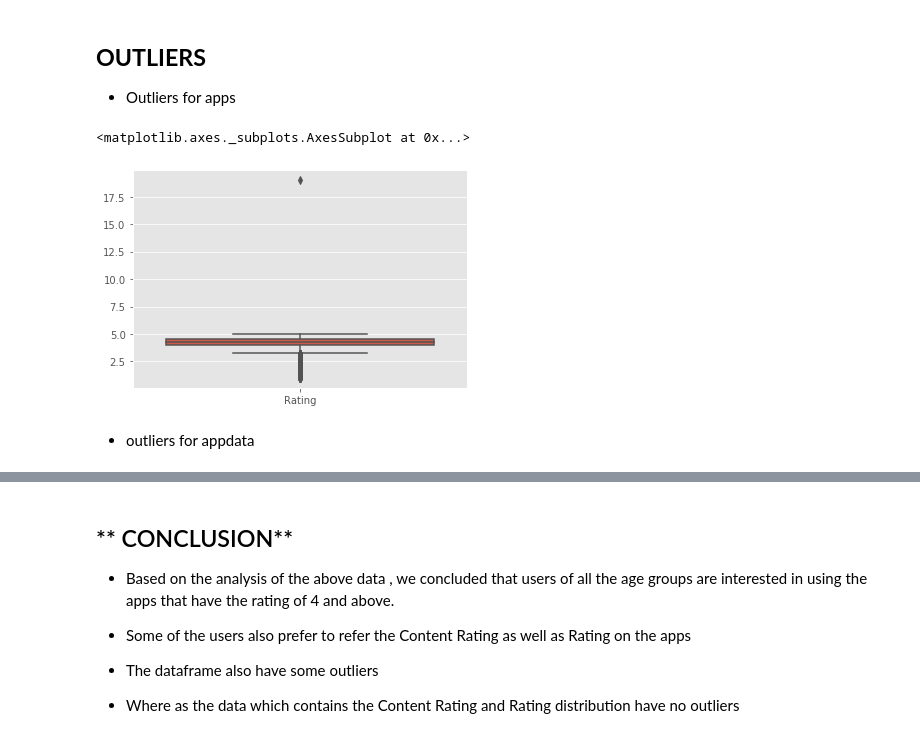
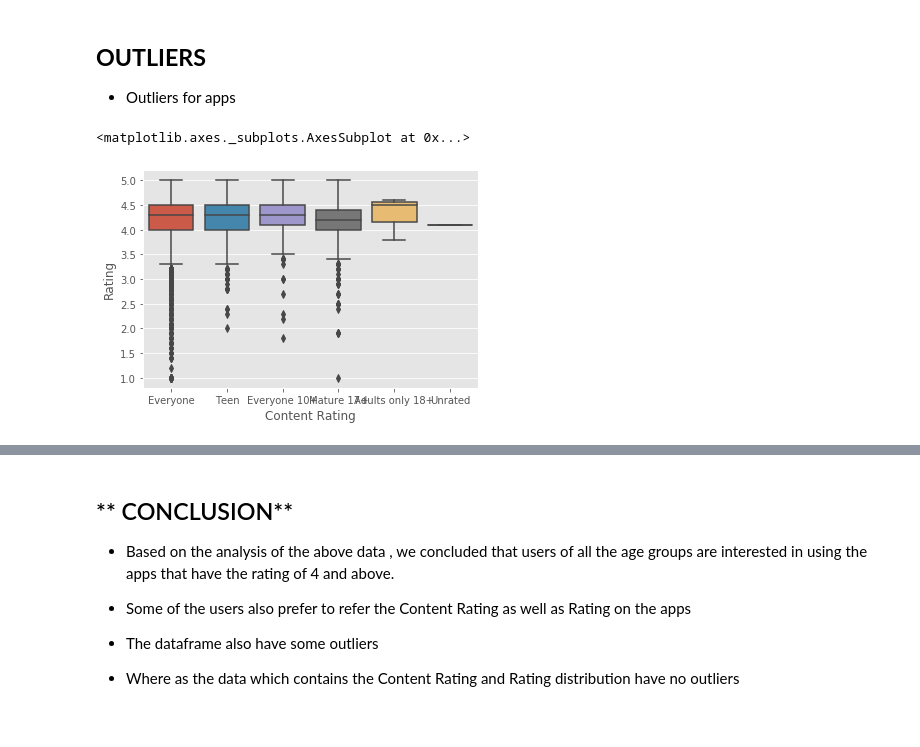
Before and after one commit to 19pa1a0412/VITBML-EDA1, a Jupyter notebook: Saileshpro1.ipynb, the cells around one changed output, grey strips where cells are left out. Drawn from its saved outputs; the diff is of its cells as text; code cells hidden in the pictures.

```diff
--- a/Saileshpro1.ipynb
+++ b/Saileshpro1.ipynb
@@ -176,9 +176,7 @@ plt.show()
 # %%
 import matplotlib.pyplot as plt
 import seaborn as sns
-sns.boxplot(data=apps)
+sns.boxplot(x=apps['Content Rating'],y=apps['Rating'])
 # %% [output]
 <matplotlib.axes._subplots.AxesSubplot at 0x...>
-[figure, old version]
+[figure, new version]
-# %% [markdown]
-- outliers for appdata
```
Also changed, not shown: parts of 1 cell of this notebook.
